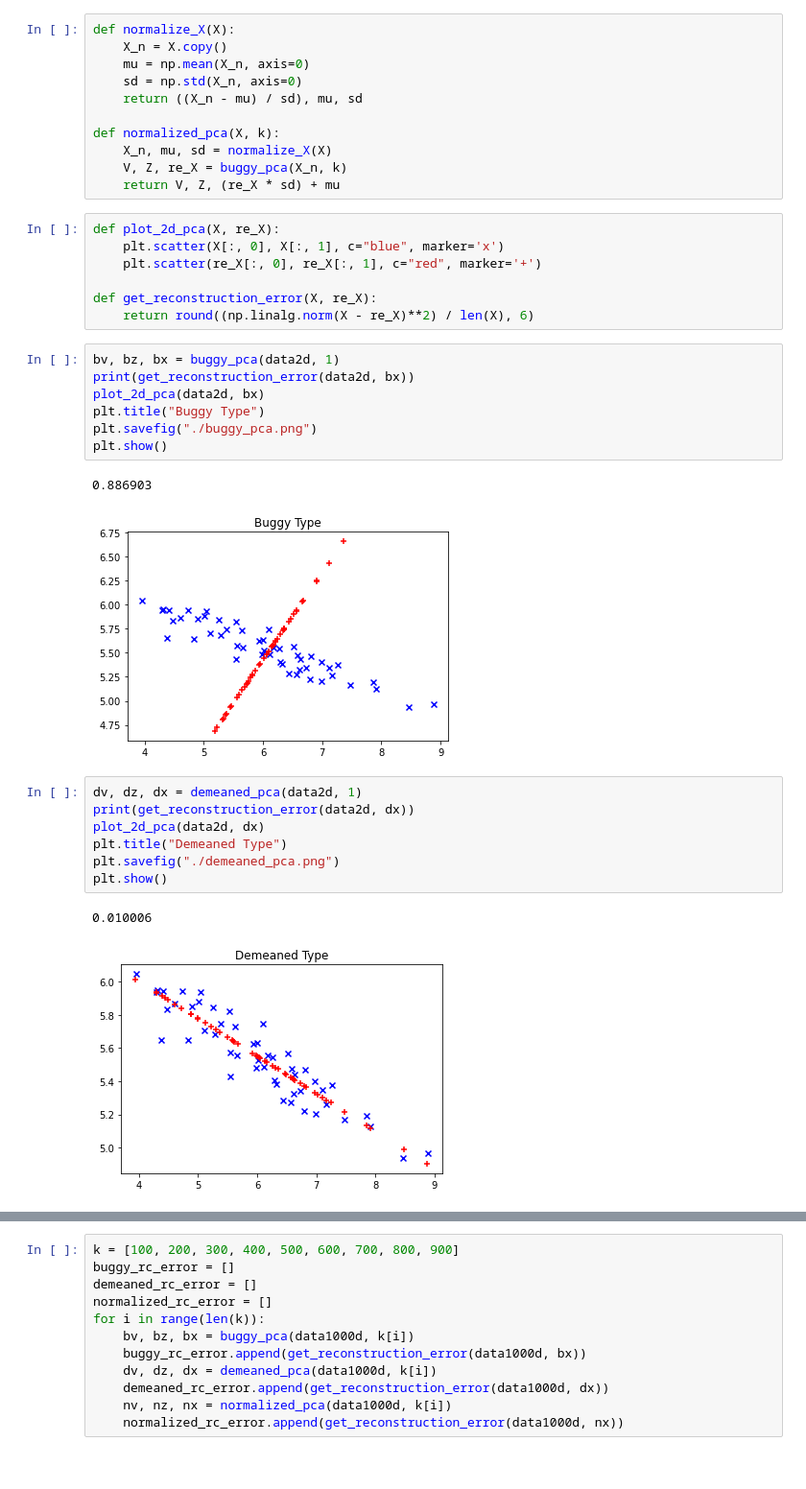
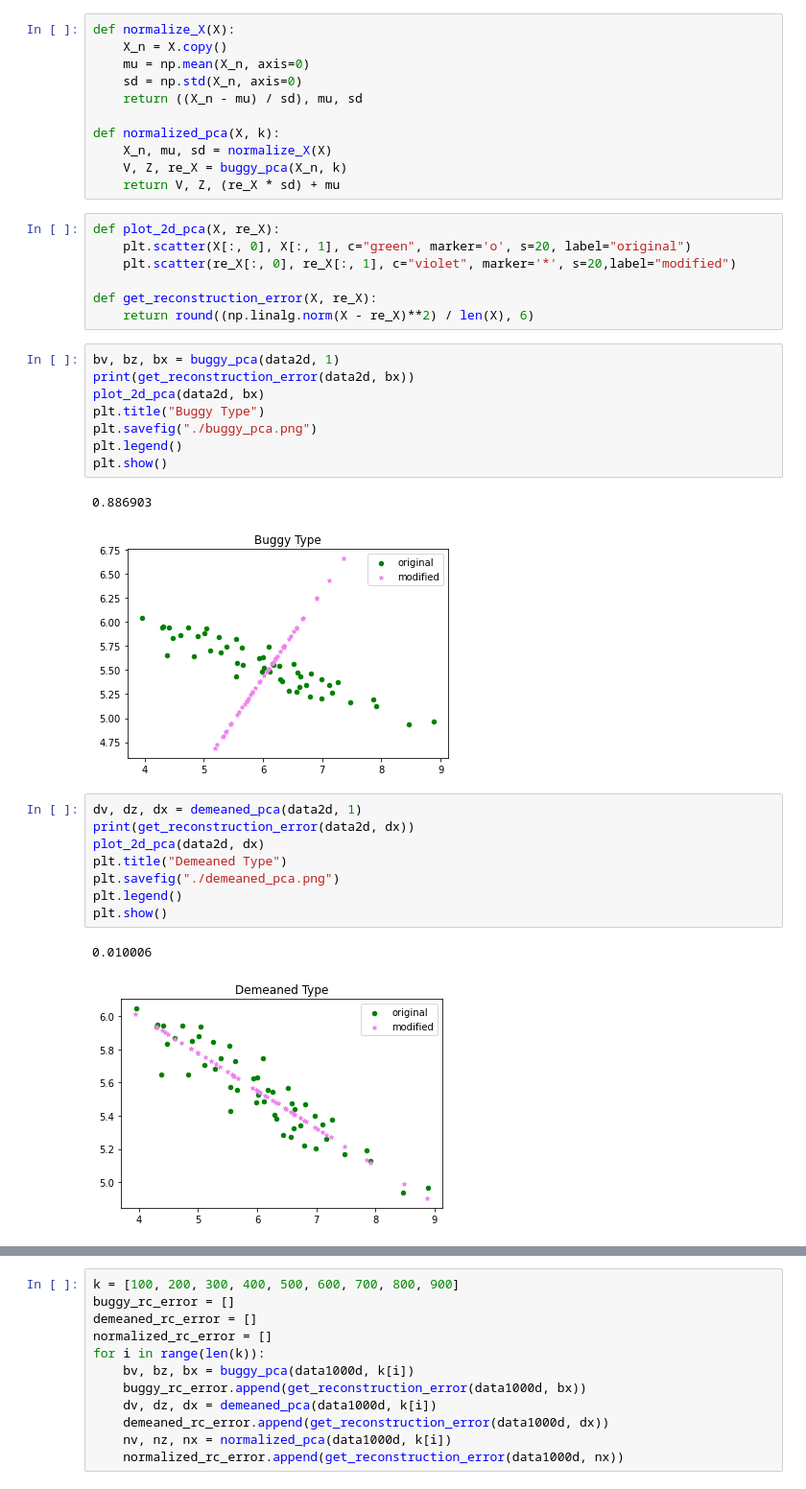
Before and after one commit to smit-1999/KMeansGMM, a Jupyter notebook: pca.ipynb, the cells around one changed output, grey strips where cells are left out. Shown at 96% size. Drawn from its saved outputs; the diff is of its cells as text.

Commit message:
update marker size and add label

```diff
--- a/pca.ipynb
+++ b/pca.ipynb
@@ -38,8 +38,8 @@ def normalized_pca(X, k):
     return V, Z, (re_X * sd) + mu
 # %%
 def plot_2d_pca(X, re_X):
-    plt.scatter(X[:, 0], X[:, 1], c="blue", marker='x')
-    plt.scatter(re_X[:, 0], re_X[:, 1], c="red", marker='+')
+    plt.scatter(X[:, 0], X[:, 1], c="green", marker='o', s=20, label="original")
+    plt.scatter(re_X[:, 0], re_X[:, 1], c="violet", marker='*', s=20,label="modified")
 
 def get_reconstruction_error(X, re_X):
     return round((np.linalg.norm(X - re_X)**2) / len(X), 6)
@@ -49,20 +49,22 @@ print(get_reconstruction_error(data2d, bx))
 plot_2d_pca(data2d, bx)
 plt.title("Buggy Type")
 plt.savefig("./buggy_pca.png")
+plt.legend()
 plt.show()
 # %% [output]
 0.886903
-[figure, old version]
+[figure, new version]
 # %%
 dv, dz, dx = demeaned_pca(data2d, 1)
 print(get_reconstruction_error(data2d, dx))
 plot_2d_pca(data2d, dx)
 plt.title("Demeaned Type")
 plt.savefig("./demeaned_pca.png")
+plt.legend()
 plt.show()
 # %% [output]
 0.010006
-[figure, old version]
+[figure, new version]
 # %%
 nv, nz, nx = normalized_pca(data2d, 1)
 print(get_reconstruction_error(data2d, nx))
```
Also changed, not shown: parts of 1 cell of this notebook, 3 other files.
